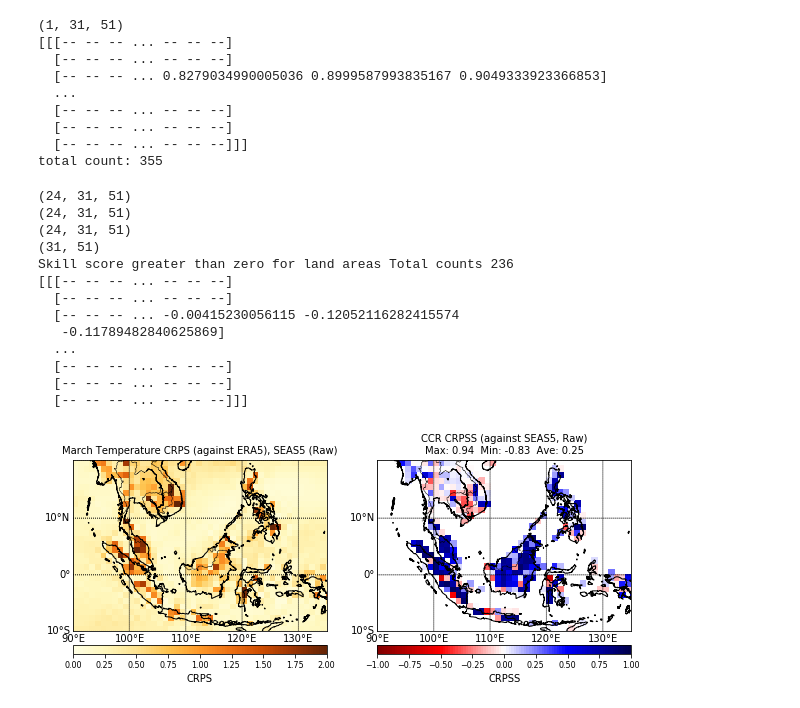
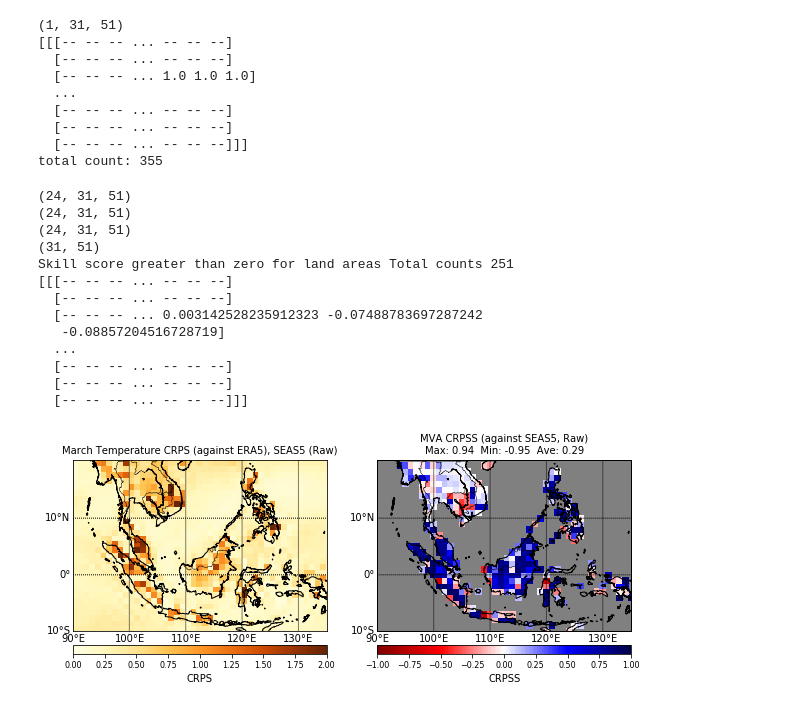
Before and after one commit to regi0008/S2Scalibrationextremeheat, a Jupyter notebook: notebooks/plot_CRPS_CRPSS_land_sea_mask.ipynb, the cells around one changed output. Cells and saved outputs as stored; diff of their text form; code cells hidden in the pictures.

```diff
--- a/notebooks/plot_CRPS_CRPSS_land_sea_mask.ipynb
+++ b/notebooks/plot_CRPS_CRPSS_land_sea_mask.ipynb
@@ -10,7 +11,7 @@ from matplotlib.colors import LinearSegmentedColormap
 import matplotlib as mpl
 # %%
 dir = '/Users/Work/Desktop/Regine_project/data/' #change dir
-method = 'CCR' #change method
+method = 'MVA' #change method
 raw_file = dir + 'crps_fcst_raw_new.nc'
 raw_data = Dataset(raw_file, mode='r')
 
@@ -24,13 +25,14 @@ mask_lsm = mask_data.variables['lsm'][:]
 mask_lsm = mask_lsm[:,::-1,:] #have to reverse lat into asc.
 print(mask_lsm.shape)
 mask_lsm = np.ma.masked_less_equal(mask_lsm,0.3) # decide the cut-off fraction is 0.3, for full-ocean 0, for full-land 1
+mask_lsm[mask_lsm >=0.3] = 1 # change all valid entries to 1
 print(mask_lsm)
 print("total count: " + str(np.sum(~np.isnan(mask_lsm))))
 # %% [output]
 (1, 31, 51)
 [[[-- -- -- ... -- -- --]
   [-- -- -- ... -- -- --]
-  [-- -- -- ... 0.8279034990005036 0.8999587993835167 0.9049333923366853]
+  [-- -- -- ... 1.0 1.0 1.0]
   ...
   [-- -- -- ... -- -- --]
   [-- -- -- ... -- -- --]
@@ -61,11 +63,11 @@ print(skill_score)
 (24, 31, 51)
 (24, 31, 51)
 (31, 51)
-Skill score greater than zero for land areas Total counts 236
+Skill score greater than zero for land areas Total counts 251
 [[[-- -- -- ... -- -- --]
   [-- -- -- ... -- -- --]
-  [-- -- -- ... -0.00415230056115 -0.12052116282415574
-   -0.11789482840625869]
+  [-- -- -- ... 0.003142528235912323 -0.07488783697287242
+   -0.08857204516728719]
   ...
   [-- -- -- ... -- -- --]
   [-- -- -- ... -- -- --]
@@ -122,34 +124,36 @@ m = Basemap(llcrnrlon=90, llcrnrlat=-10,
             lon_0=lon_0, lat_0=lat_0)
 
 # Because our lon and lat variables are 1D, use meshgrid to create 2D arrays
-lon, lat = np.meshgrid(lons, lats)
+lon, lat = np.meshgrid(lons-0.5, lats-0.5) #slight alightment 1.0deg/2=0.5deg
 xi, yi = m(lon, lat)
 
 # Set the label
 label = "CRPSS"
 
 # Plot Data
 cs = m.pcolormesh(xi,yi,np.squeeze(skill_score),cmap=plt.cm.get_cmap('seismic_r',100))
 
 # Add Grid Lines
 m.drawparallels(np.arange(-10., 30., 10.), labels=[1,0,0,0], fontsize=10)
 m.drawmeridians(np.arange(90., 150., 10.), labels=[0,0,0,1], fontsize=10)
 
 # Add Coastlines, States, and Country Boundaries
+m.drawmapboundary(fill_color='grey')
 m.drawcoastlines()
 m.drawstates()
 m.drawcountries()
 
 # Add Colorbar
 cbar = m.colorbar(cs, location='bottom', pad="8%")
 plt.clim(-1,1)
 cbar.set_label(label,fontsize=10)
 cbar.ax.tick_params(labelsize=8)
+#ax.patch.set(hatch="x")
 
 # Add Suptitle and Title
 plt.title(method + ' CRPSS (against SEAS5, Raw)\n' + 'Max: ' + str("%.2f" % max) + '  Min: ' + str("%.2f" % min) + '  Ave: ' + str("%.2f" % ave),fontsize=10)
 
 #plt.tight_layout()
 plt.show()
 # %% [output]
-[figure, old version]
+[figure, new version]
```
Also changed, not shown: parts of 1 cell of this notebook.
